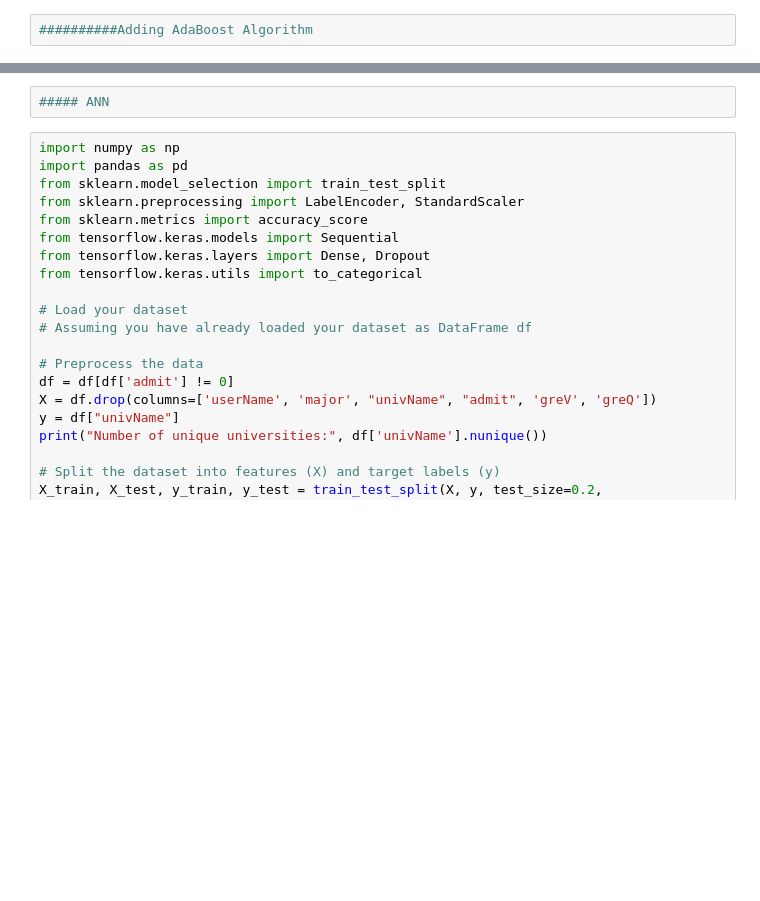
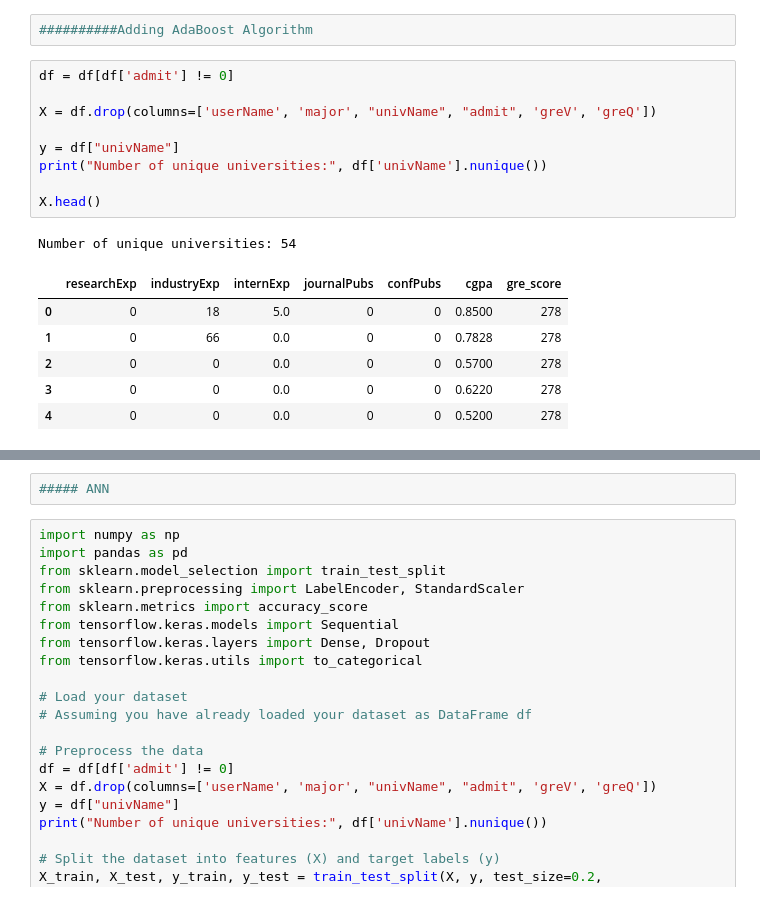
Before and after one commit to mohitsarin-tamu/Gradvisor, a Jupyter notebook: GradVisor.ipynb, the cells around one changed output, grey strips where cells are left out. Saved outputs shown, nothing was run; the diff lists cells and outputs as text; blank space fills up the shorter version.

```diff
--- a/GradVisor.ipynb
+++ b/GradVisor.ipynb
@@ -250,5 +250,22 @@ Top-5 Accuracy: 84.38%
 # %%
 ##########Adding AdaBoost Algorithm
+# %%
+df = df[df['admit'] != 0]
+
+X = df.drop(columns=['userName', 'major', "univName", "admit", 'greV', 'greQ'])
+
+y = df["univName"]
+print("Number of unique universities:", df['univName'].nunique())
+
+X.head()
+# %% [output]
+Number of unique universities: 54
+|  | researchExp | industryExp | internExp | journalPubs | confPubs | cgpa | gre_score |
+| 0 | 0 | 18 | 5.0 | 0 | 0 | 0.8500 | 278 |
+| 1 | 0 | 66 | 0.0 | 0 | 0 | 0.7828 | 278 |
+| 2 | 0 | 0 | 0.0 | 0 | 0 | 0.5700 | 278 |
+| 3 | 0 | 0 | 0.0 | 0 | 0 | 0.6220 | 278 |
+| 4 | 0 | 0 | 0.0 | 0 | 0 | 0.5200 | 278 |
 # %%
 from sklearn.ensemble import AdaBoostClassifier
 from sklearn.model_selection import GridSearchCV, train_test_split
```
Also changed, not shown: parts of 6 cells of this notebook, 12 other files.
